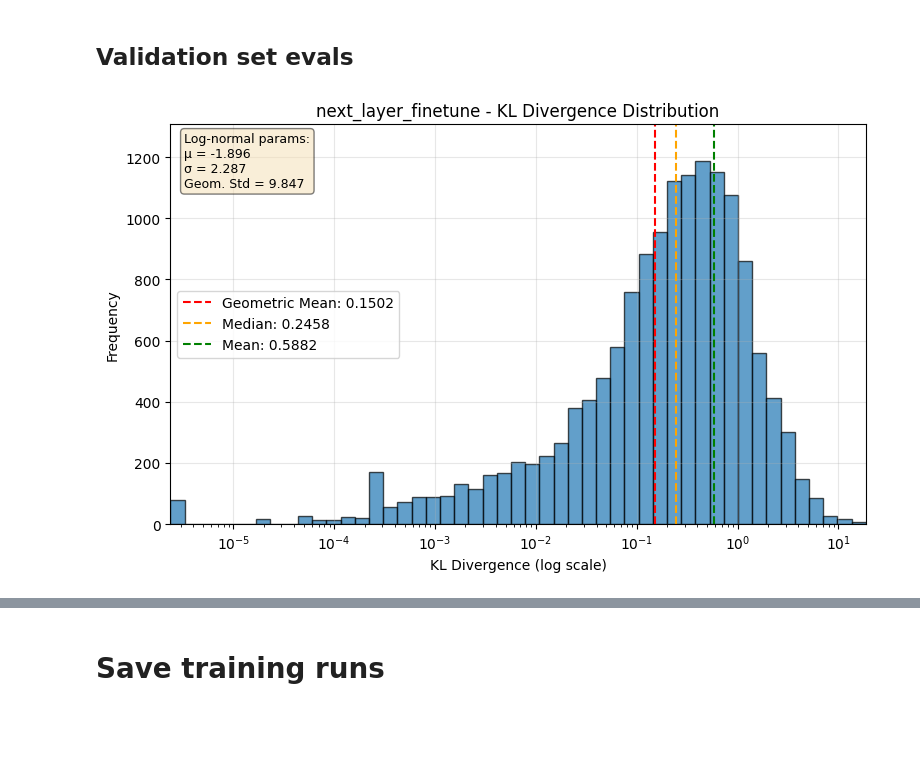
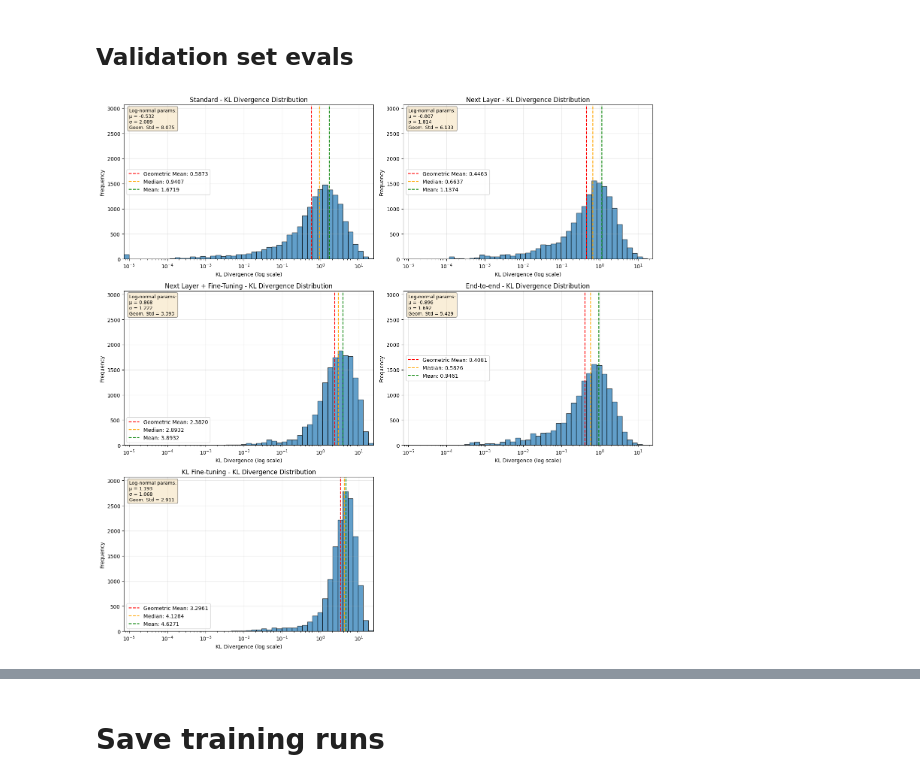
Before and after one commit to evan-lloyd/mechinterp-experiments, a Jupyter notebook: tiny_stories_sae/e2e_demo.ipynb, the cells around one changed output, grey strips where cells are left out. Saved outputs shown, nothing was run; the diff lists cells and outputs as text; code cells hidden in the pictures; blank space fills up the shorter version.

```diff
--- a/tiny_stories_sae/e2e_demo.ipynb
+++ b/tiny_stories_sae/e2e_demo.ipynb
@@ -136,6 +136,8 @@ saes = {
         for layer in range(model.config.num_layers)
     }
     for method in TrainingMethod
+    # We will clone these from the corresponding pre-fine-tuned method to save time
+    if method not in (TrainingMethod.finetuned, TrainingMethod.next_layer_finetuned)
 }
 
 
@@ -233,25 +271,25 @@ KeyboardInterrupt:
 # %% [markdown]
 # Next-layer with KL finetune
 # %%
-from tiny_stories_sae.ops import clone_sae
+from tiny_stories_sae.ops import splice_training_trajectory
 
-saes["next_layer_finetune"] = {
-    layer: clone_sae(sae) for layer, sae in saes[TrainingMethod.next_layer].items() #  if layer != 3
-    # layer: clone_sae(sae) for layer, sae in saes[TrainingMethod.standard].items() #  if layer != 3
-}
-# training_config[TrainingMethod.next_layer].train_layers = [0, 1, 2]
-
-training_results["next_layer_finetune"] = train(
+training_results[TrainingMethod.next_layer_finetuned] = train(
     model,
     tokenizer,
-    saes["next_layer_finetune"],
+    saes[TrainingMethod.next_layer_finetuned],
     training_dataset,
-    training_config[TrainingMethod.next_layer],
+    training_config[TrainingMethod.next_layer_finetuned],
     cache_dir=TRAINING_CACHE_DIR,
     reinit_weights=False,
     start_at_finetune=True,
-    start_at_token=int(9e6),
 )
+
+# Since we cloned the pre-fine-tuning model, it has the same training trajectory up until
+# finetuning starts.
+training_results[TrainingMethod.next_layer_finetuned] = splice_training_trajectory(
+    training_results[TrainingMethod.next_layer],
+    training_results[TrainingMethod.next_layer_finetuned],
+)
 # %% [output]
 Layer 3
 Layer 2
@@ -294,8 +330,14 @@ training_results[TrainingMethod.finetuned] = train(
     training_dataset,
     training_config[TrainingMethod.finetuned],
     cache_dir=TRAINING_CACHE_DIR,
-    reinit_weights=True,
+    reinit_weights=False,
+    start_at_finetune=True,
 )
+
+training_results[TrainingMethod.finetuned] = splice_training_trajectory(
+    training_results[TrainingMethod.standard],
+    training_results[TrainingMethod.finetuned],
+)
 # %% [output]
 Layer 3
 Layer 2
@@ -527,15 +565,13 @@ replacement_evals = {}
 position_ids = {}
 training_config["next_layer_finetune"] = training_config[TrainingMethod.next_layer]
 for method in training_results.keys():
-    if method != "next_layer_finetune":
-        continue
     validation_evals[method], replacement_evals[method], position_ids[method] = (
         validate_saes(
             model,
             tokenizer,
             saes[method],
             validation_dataset,
-            num_tokens=int(1e6),# NUM_VALIDATION_TOKENS,
+            num_tokens=NUM_VALIDATION_TOKENS,
             tokenizer_batch_size=training_config[method].tokenizer_batch_size,
             inference_batch_size=training_config[method].training_batch_size,
             cache_dir=VALIDATION_CACHE_DIR,
@@ -590,7 +626,7 @@ for i, method in enumerate(replacement_evals.keys()):
     ax.set_ylim(0, max_frequency * 1.1)
     ax.set_xlabel("KL Divergence (log scale)")
     ax.set_ylabel("Frequency")
-    ax.set_title(f"{method} - KL Divergence Distribution")
+    ax.set_title(f"{method.value} - KL Divergence Distribution")
     ax.grid(True, alpha=0.3)
 
     # Compute log-normal distribution statistics
@@ -607,34 +643,34 @@ for i, method in enumerate(replacement_evals.keys()):
 
     # Arithmetic mean
     mean_kl = np.mean(kl_values)
 
     ax.axvline(geometric_mean, color="red", linestyle="--", label=f"Geometric Mean: {geometric_mean:.4f}")
     ax.axvline(
         median_kl, color="orange", linestyle="--", label=f"Median: {median_kl:.4f}"
     )
     ax.axvline(
         mean_kl, color="green", linestyle="--", label=f"Mean: {mean_kl:.4f}"
     )
 
     # Add text box with log-normal parameters
     textstr = f'Log-normal params:\nμ = {log_mean:.3f}\nσ = {log_std:.3f}\nGeom. Std = {geometric_std:.3f}'
     props = dict(boxstyle='round', facecolor='wheat', alpha=0.5)
     ax.text(0.02, 0.98, textstr, transform=ax.transAxes, fontsize=9,
             verticalalignment='top', bbox=props)
 
     ax.legend()
 
 # Hide any unused subplots
 for i in range(num_methods, nrows * ncols):
     row = i // ncols
     col = i % ncols
     ax = axes[row, col] if nrows > 1 else axes[col]
     ax.set_visible(False)
 
 plt.tight_layout()
 plt.show()
 # %% [output]
-[figure, old version]
+[figure, new version]
 # %%
 from tiny_stories_sae.validation import generate_with_replacement
 from IPython.display import HTML
```
Also changed, not shown: parts of 10 cells of this notebook, 2 other files.
